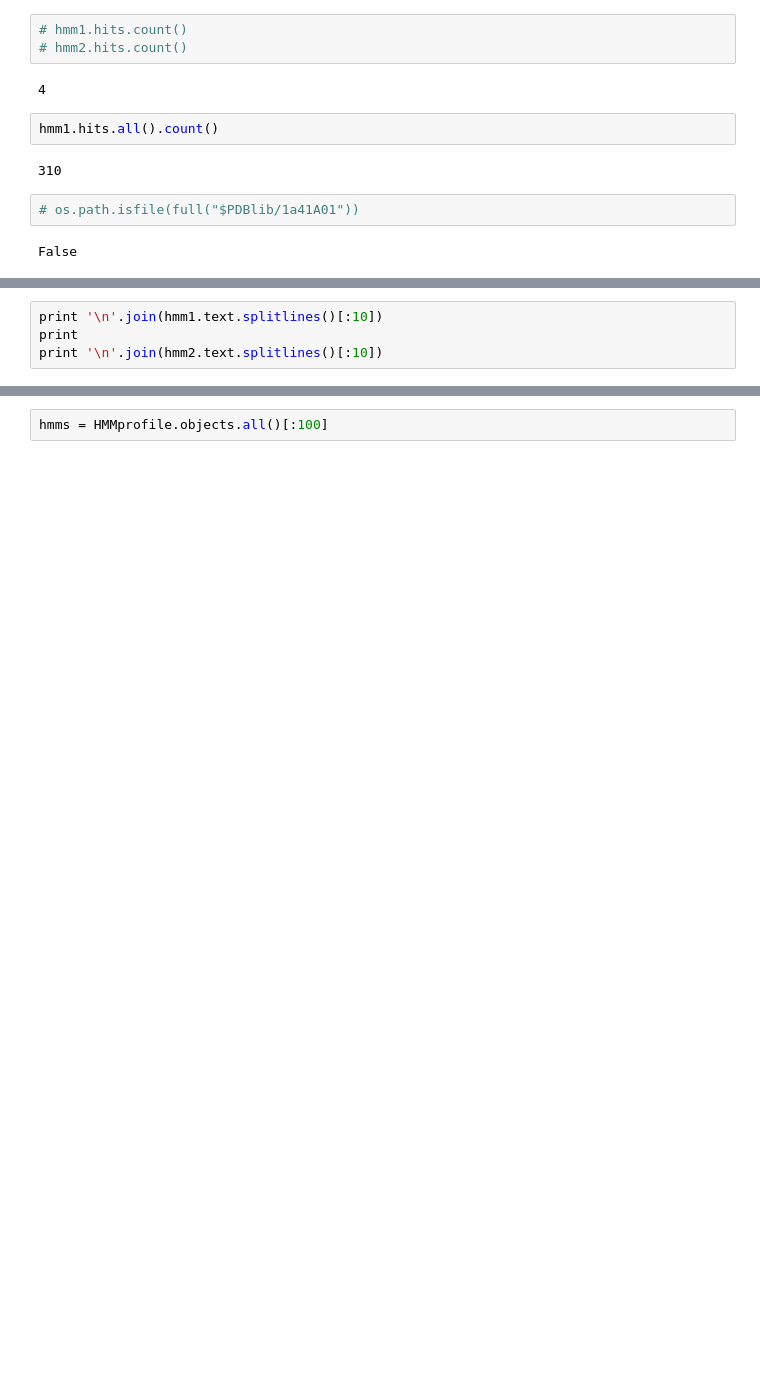
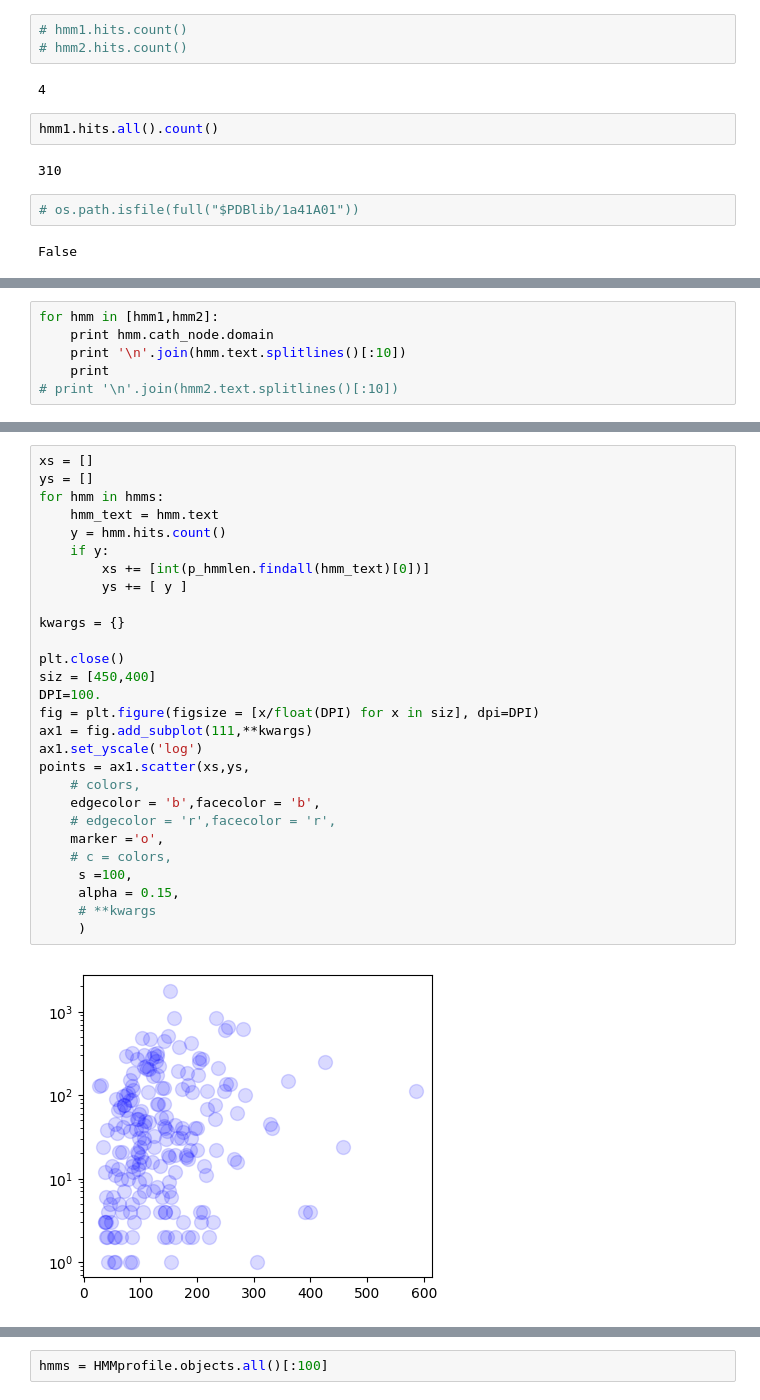
Before and after one commit to CATH-summer-2017/django_CATH, a Jupyter notebook: dbscript/hmmview.ipynb, the cells around one changed output, grey strips where cells are left out. Cells and saved outputs as stored; diff of their text form; blank space fills up the shorter version.

```diff
--- a/dbscript/hmmview.ipynb
+++ b/dbscript/hmmview.ipynb
@@ -209,5 +574,7 @@ HMM for 1.10.443.10.2.0
 # %%
-print '\n'.join(hmm1.text.splitlines()[:10])
-print
-print '\n'.join(hmm2.text.splitlines()[:10])
+for hmm in [hmm1,hmm2]:
+    print hmm.cath_node.domain
+    print '\n'.join(hmm.text.splitlines()[:10])
+    print
+# print '\n'.join(hmm2.text.splitlines()[:10])
 # %% [output]
@@ -235,0 +598,30 @@ TypeError: unsupported operand type(s) for *: 'HMMprofile' and 'int'
+# %%
+xs = []
+ys = []
+for hmm in hmms:
+    hmm_text = hmm.text
+    y = hmm.hits.count()
+    if y:
+        xs += [int(p_hmmlen.findall(hmm_text)[0])]
+        ys += [ y ]
+
+kwargs = {}
+
+plt.close()
+siz = [450,400]
+DPI=100.
+fig = plt.figure(figsize = [x/float(DPI) for x in siz], dpi=DPI)
+ax1 = fig.add_subplot(111,**kwargs)
+ax1.set_yscale('log')
+points = ax1.scatter(xs,ys,
+    # colors,
+    edgecolor = 'b',facecolor = 'b',
+    # edgecolor = 'r',facecolor = 'r',
+    marker ='o',
+    # c = colors,
+     s =100,
+     alpha = 0.15,
+     # **kwargs
+     )
+# %% [output]
+[figure, added]
```
Also changed, not shown: parts of 52 cells of this notebook, 5 other files.
